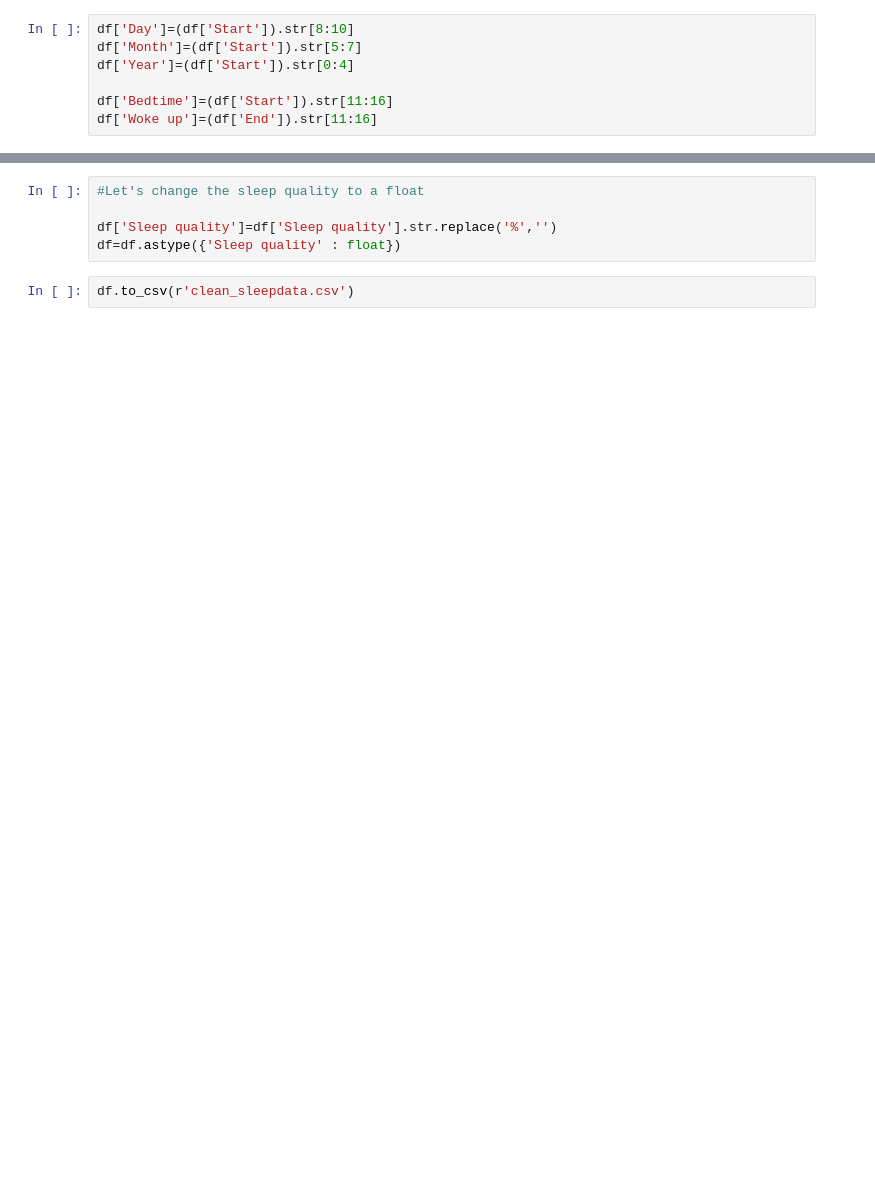
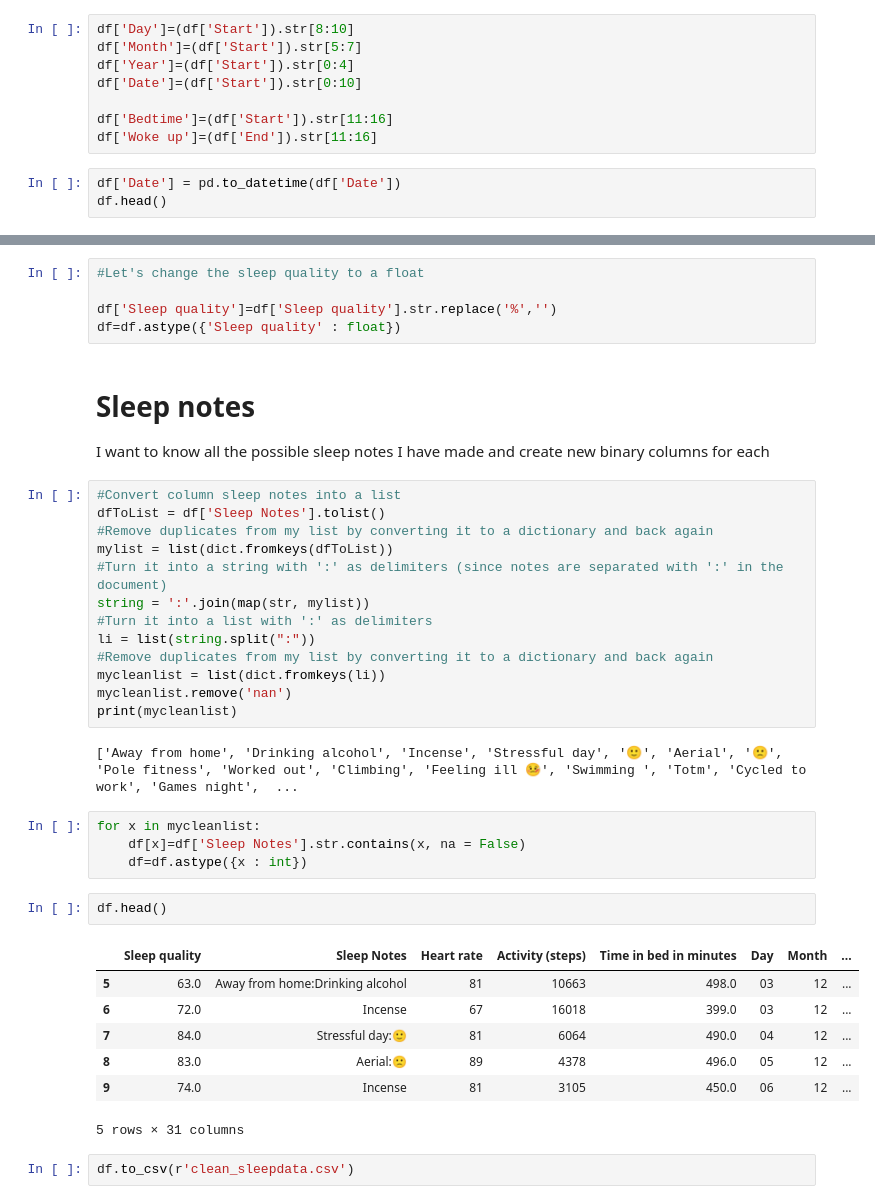
Before and after one commit to JenniferOwen/Practice_sleep_data, a Jupyter notebook: Cleaning sleep data.ipynb, the cells around one changed output, grey strips where cells are left out. Saved outputs shown, nothing was run; the diff lists cells and outputs as text; blank space fills up the shorter version.

```diff
--- a/Cleaning sleep data.ipynb
+++ b/Cleaning sleep data.ipynb
@@ -56,6 +57,10 @@ I also want to set up the start time so that it is not condensed in 'Start' colu
 df['Day']=(df['Start']).str[8:10]
 df['Month']=(df['Start']).str[5:7]
 df['Year']=(df['Start']).str[0:4]
+df['Date']=(df['Start']).str[0:10]
 
 df['Bedtime']=(df['Start']).str[11:16]
 df['Woke up']=(df['End']).str[11:16]
+# %%
+df['Date'] = pd.to_datetime(df['Date'])
+df.head()
@@ -130,5 +143,38 @@ memory usage: 29.0+ KB
 
 df['Sleep quality']=df['Sleep quality'].str.replace('%','')
 df=df.astype({'Sleep quality' : float})
+# %% [markdown]
+# Sleep notes
+
+I want to know all the possible sleep notes I have made and create new binary columns for each
+# %%
+#Convert column sleep notes into a list
+dfToList = df['Sleep Notes'].tolist()
+#Remove duplicates from my list by converting it to a dictionary and back again
+mylist = list(dict.fromkeys(dfToList))
+#Turn it into a string with ':' as delimiters (since notes are separated with ':' in the document)
+string = ':'.join(map(str, mylist))
+#Turn it into a list with ':' as delimiters
+li = list(string.split(":"))
+#Remove duplicates from my list by converting it to a dictionary and back again
+mycleanlist = list(dict.fromkeys(li))
+mycleanlist.remove('nan')
+print(mycleanlist)
+# %% [output]
+['Away from home', 'Drinking alcohol', 'Incense', 'Stressful day', '🙂', 'Aerial', '🙁', 'Pole fitness', 'Worked out', 'Climbing', 'Feeling ill 🤒', 'Swimming ', 'Totm', 'Cycled to work', 'Games night',  ...
+# %%
+for x in mycleanlist:
+    df[x]=df['Sleep Notes'].str.contains(x, na = False)
+    df=df.astype({x : int})
+# %%
+df.head()
+# %% [output]
+|  | Sleep quality | Sleep Notes | Heart rate | Activity (steps) | Time in bed in minutes | Day | Month | ... |
+| 5 | 63.0 | Away from home:Drinking alcohol | 81 | 10663 | 498.0 | 03 | 12 | ... |
+| 6 | 72.0 | Incense | 67 | 16018 | 399.0 | 03 | 12 | ... |
+| 7 | 84.0 | Stressful day:🙂 | 81 | 6064 | 490.0 | 04 | 12 | ... |
+| 8 | 83.0 | Aerial:🙁 | 89 | 4378 | 496.0 | 05 | 12 | ... |
+| 9 | 74.0 | Incense | 81 | 3105 | 450.0 | 06 | 12 | ... |
+5 rows × 31 columns
 # %%
 df.to_csv(r'clean_sleepdata.csv')
```
Also changed, not shown: parts of 3 cells of this notebook, 5 other files.
